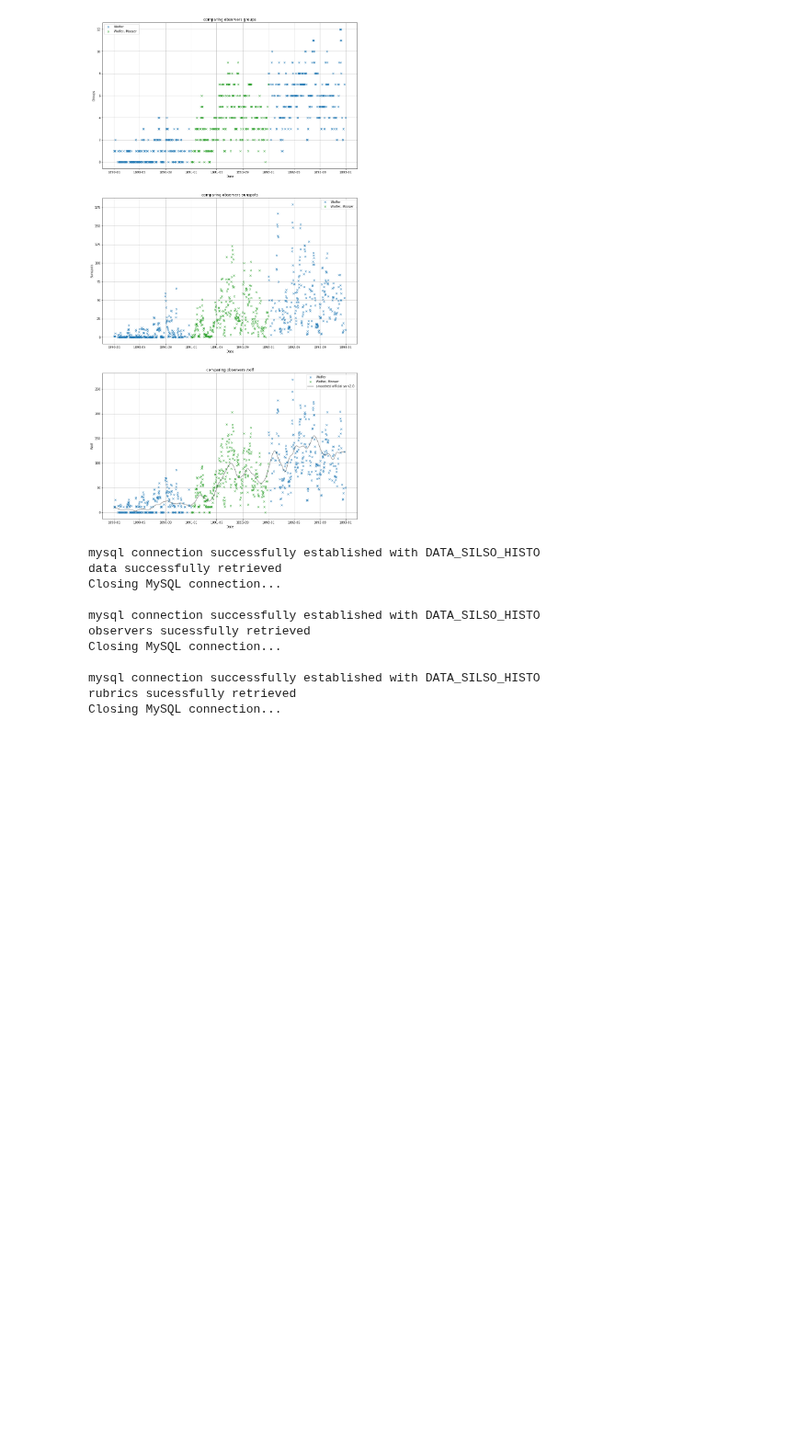
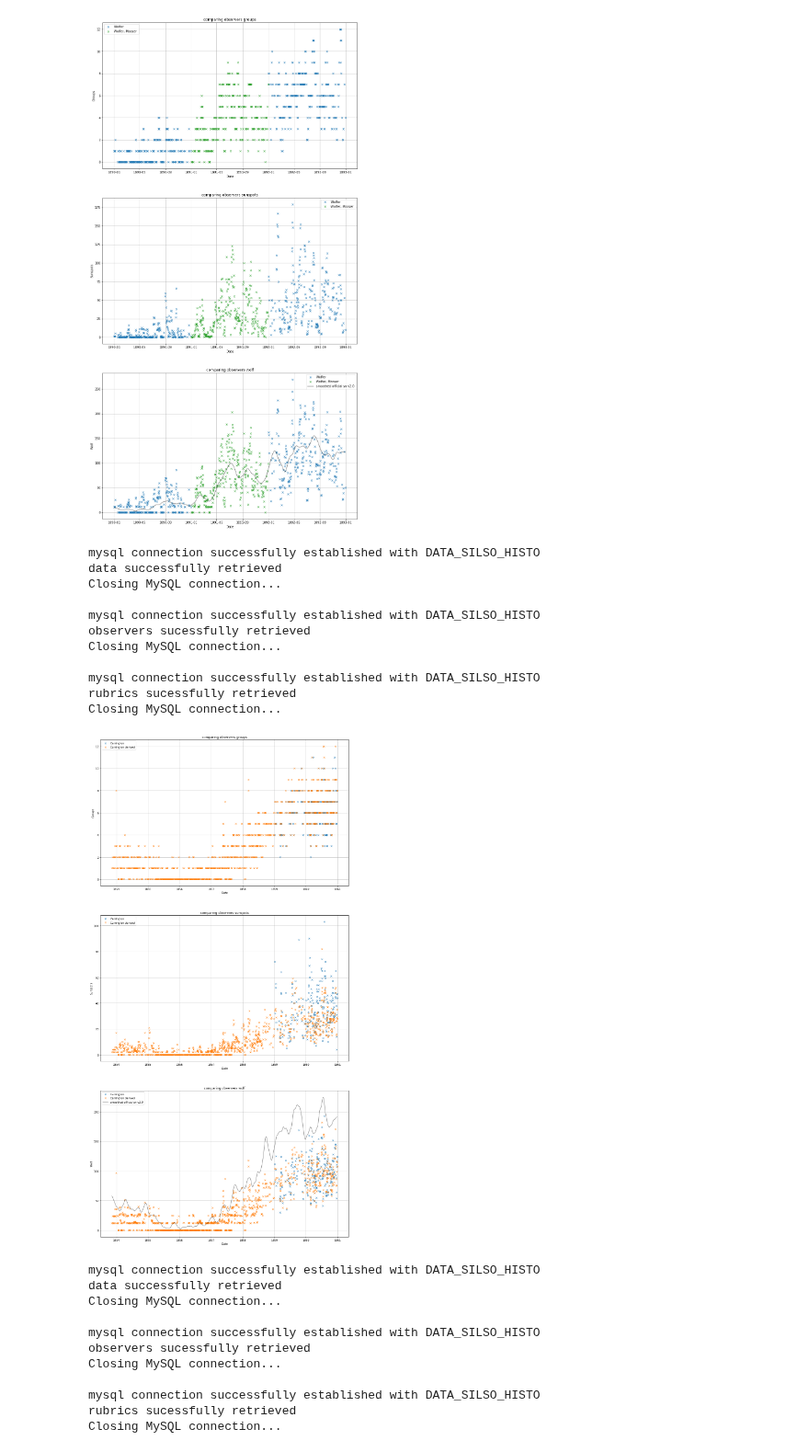
Before and after one commit to dcxSt/DATA_SILSO_HISTO_search, a Jupyter notebook: wolf_wolfer_investigation.ipynb, the cells around one changed output. Shown at 92% size. Saved outputs shown, nothing was run; the diff lists cells and outputs as text; code cells hidden in the pictures; blank space fills up the shorter version.

```diff
--- a/wolf_wolfer_investigation.ipynb
+++ b/wolf_wolfer_investigation.ipynb
@@ -64,6 +64,22 @@ no data for Billwiller in sunspots
 no data for Billwiller et Wolfer in wolf
 no data for Billwiller in wolf
 [figure]
+# %%
+display_compare_observers(observers=["Carrington","Carrington derived"],figsize=(17,35),interval=None,
+                         online_sn=True,smoothness=100)
+# %% [output]
+mysql connection successfully established with DATA_SILSO_HISTO
+data successfully retrieved
+Closing MySQL connection...
+
+mysql connection successfully established with DATA_SILSO_HISTO
+observers sucessfully retrieved
+Closing MySQL connection...
+
+mysql connection successfully established with DATA_SILSO_HISTO
+rubrics sucessfully retrieved
+Closing MySQL connection...
+[figure, added]
 # %%
 display_compare_observers(observers=["WOLF - S - M","WOLF - P - M",
                                      "Wolf P-M Wielenmann Mayer Schwabe Weber",
```
Also changed, not shown: parts of 1 cell of this notebook, 1 other file.
